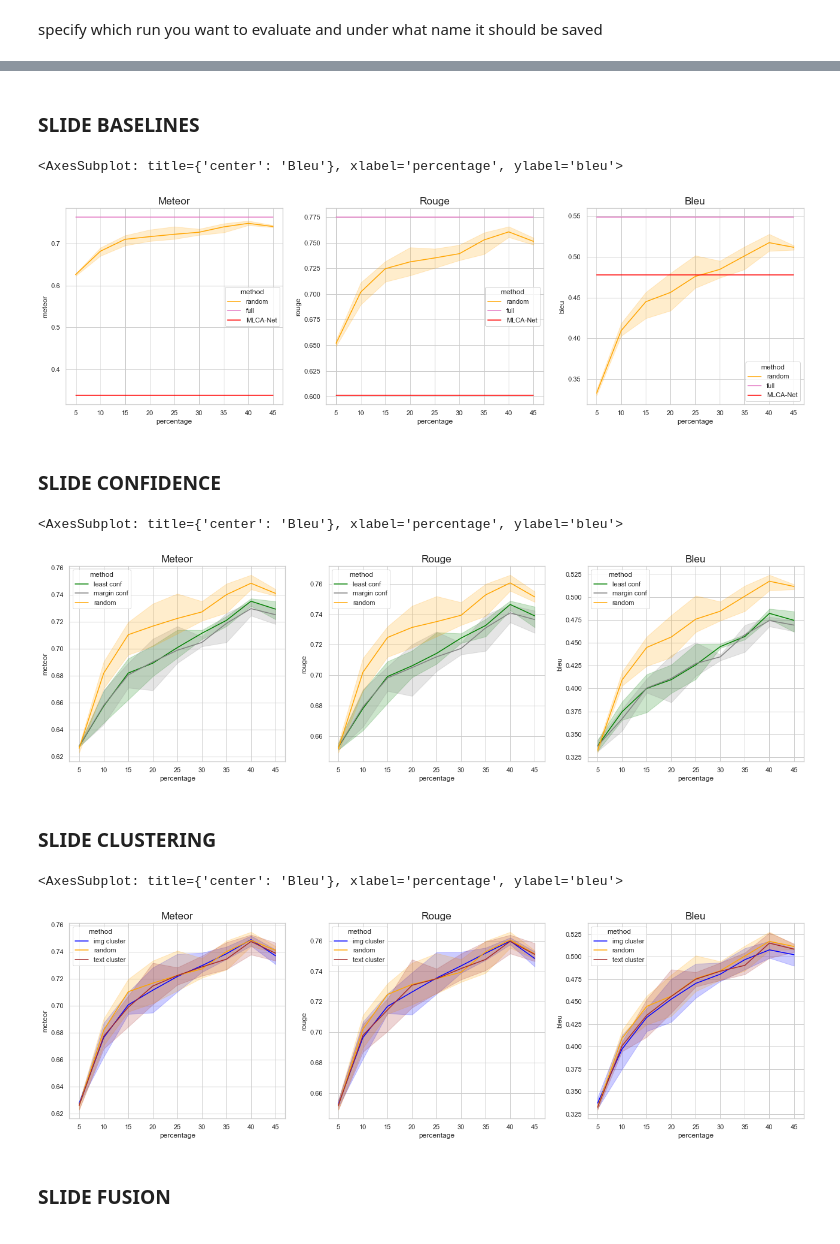
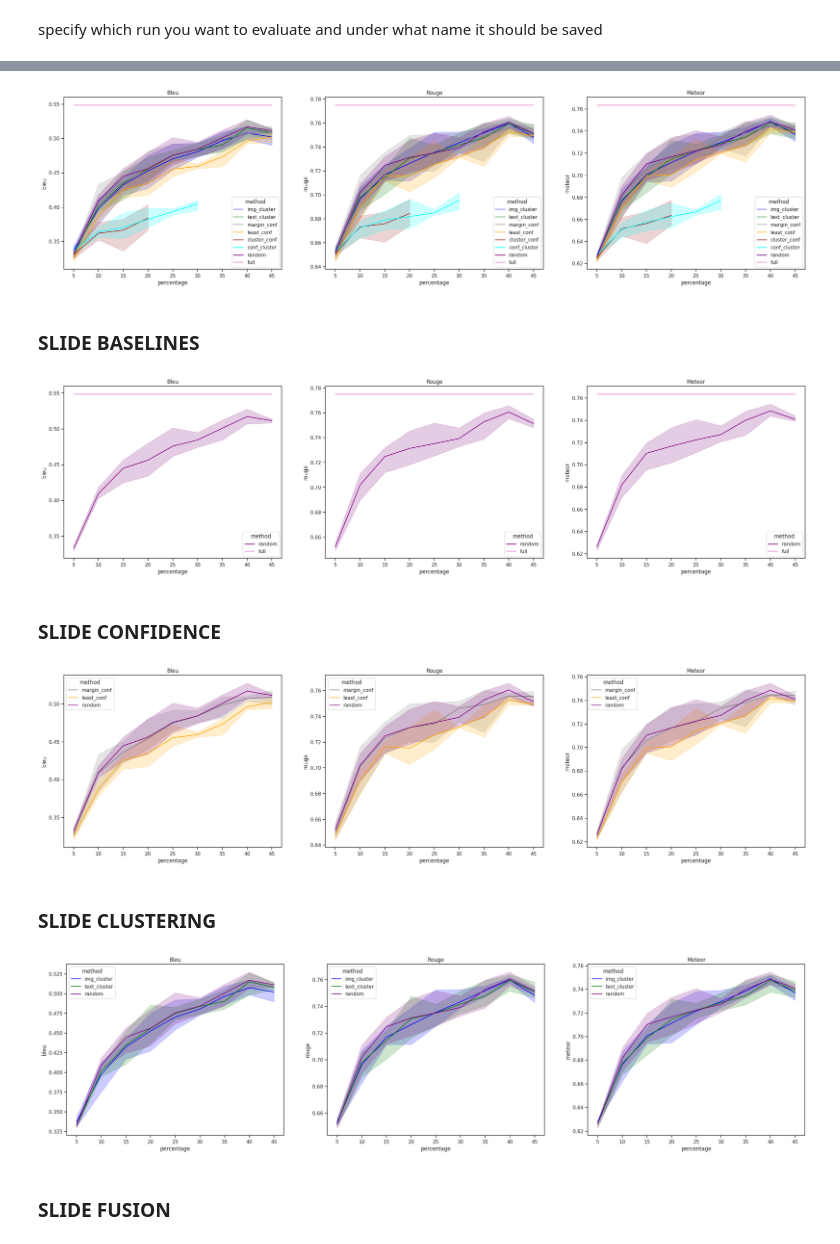
Before and after one commit to lowlorenz/remote-sensing-image-captioning, a Jupyter notebook: src/_evaluation_metrics.ipynb, the cells around one changed output, grey strips where cells are left out. Drawn from its saved outputs; the diff is of its cells as text; code cells hidden in the pictures.

```diff
--- a/src/_evaluation_metrics.ipynb
+++ b/src/_evaluation_metrics.ipynb
@@ -64,3 +42,12 @@ full = 'results/full_0/08-02-2023-12-50/val'
+# %%
+img_cluster = ['results/cluster_image_0/08-02-2023-12-41/val', 'results/cluster_image_1/08-02-2023-17-11/val', 'results/cluster_image_2/09-02-2023-14-17/val']
+text_cluster = ['results/cluster_text_0/10-02-2023-10-33/val', 'results/cluster_text_1/10-02-2023-00-10/val', 'results/cluster_text_2/10-02-2023-00-10/val']
+margin_conf = ['results/word_margin_0/val', 'results/word_margin_1/val', 'results/word_margin_2/val']
+least_conf = ['results/word_conf_0/val', 'results/word_conf_1/val', 'results/word_conf_2/val']
+cluster_conf = ['results/cluster+confidence_0/02-03-2023-18-15/val', 'results/cluster+confidence_1/02-03-2023-18-15/val', 'results/cluster+confidence_2/02-03-2023-18-15/val']
+conf_cluster = ['results/confidence+cluster_0/02-03-2023-18-38/val', 'results/confidence+cluster_1/02-03-2023-18-38/val', 'results/confidence+cluster_2/02-03-2023-18-38/val']
+random = ['results/random_0/09-02-2023-21-18/val', 'results/random_1/09-02-2023-23-37/val', 'results/random_2/09-02-2023-23-37/val']
+full = 'results/full_0/08-02-2023-12-50/val'
 # %% [markdown]
 specify which run you want to evaluate and under what name it should be saved
 # %%
@@ -72,7 +59,15 @@ reference_paths = [f"evaluation/val_references_{i}.txt" for i in range(5)]
 # runs = [(your_runs, 'your runs')]
 
 # example:
-runs = [(cluster_confidence, 'Cluster Confidence'), (random, 'Random')]
+runs = [
+(img_cluster, 'img_cluster'),
+(text_cluster, 'text_cluster'),
+(margin_conf, 'margin_conf'),
+(least_conf, 'least_conf'),
+(cluster_conf, 'cluster_conf'),
+(conf_cluster, 'conf_cluster'),
+(random, 'random'),
+]
 
 with tqdm(total=len(runs)) as pbar:
     stats = []
@@ -152,3 +91,14 @@ color_palette = {
+# %%
+color_palette = {
+    'img_cluster': 'blue',
+    'text_cluster': 'green',
+    'margin_conf': 'gray',
+    'least_conf': 'orange',
+    'cluster_conf': 'brown',
+    'conf_cluster': 'cyan',
+    'random': 'purple',
+    'full': 'tab:pink',
+}
 # %%
 all.method.unique()
 # %% [output]
@@ -161,13 +110,17 @@ def plot(df):
     plt.figure(figsize=(30,7))
 
     plt.subplot(1,3,1, title='Bleu')
-    sns.lineplot(data=all, x="percentage", y="bleu", hue="method")
+    sns.lineplot(data=df, x="percentage", y="bleu", hue="method", palette=color_palette)
 
     plt.subplot(1,3,2, title='Rouge')
-    sns.lineplot(data=all, x="percentage", y="rouge", hue="method")
+    sns.lineplot(data=df, x="percentage", y="rouge", hue="method", palette=color_palette)
 
     plt.subplot(1,3,3, title='Meteor')
-    sns.lineplot(data=all, x="percentage", y="meteor", hue="method")
+    sns.lineplot(data=df, x="percentage", y="meteor", hue="method", palette=color_palette)
+# %%
+plot(all)
+# %% [output]
+[figure, added]
 # %% [markdown]
 ### SLIDE BASELINES
 # %%
@@ -175,26 +128,23 @@ baselines = all[all['method'].isin(['full','random', 'MLCA-Net'])]
 
 plot(baselines)
 # %% [output]
-<AxesSubplot: title={'center': 'Bleu'}, xlabel='percentage', ylabel='bleu'>
-[figure, old version]
+[figure, new version]
 # %% [markdown]
 ### SLIDE CONFIDENCE
 # %%
-confidence = all[all['method'].isin(['random', 'least conf', 'margin conf'])]
+confidence = all[all['method'].isin(['random', 'least_conf', 'margin_conf'])]
 
 plot(confidence)
 # %% [output]
-<AxesSubplot: title={'center': 'Bleu'}, xlabel='percentage', ylabel='bleu'>
-[figure, old version]
+[figure, new version]
 # %% [markdown]
 ### SLIDE CLUSTERING
 # %%
-cluster = all[all['method'].isin(['random', 'img cluster', 'text cluster'])]
+cluster = all[all['method'].isin(['random', 'img_cluster', 'text_cluster'])]
 
 plot(cluster)
 # %% [output]
-<AxesSubplot: title={'center': 'Bleu'}, xlabel='percentage', ylabel='bleu'>
-[figure, old version]
+[figure, new version]
 # %% [markdown]
 ### SLIDE FUSION
 # %%
```
Also changed, not shown: parts of 8 cells of this notebook, 3 other files.
